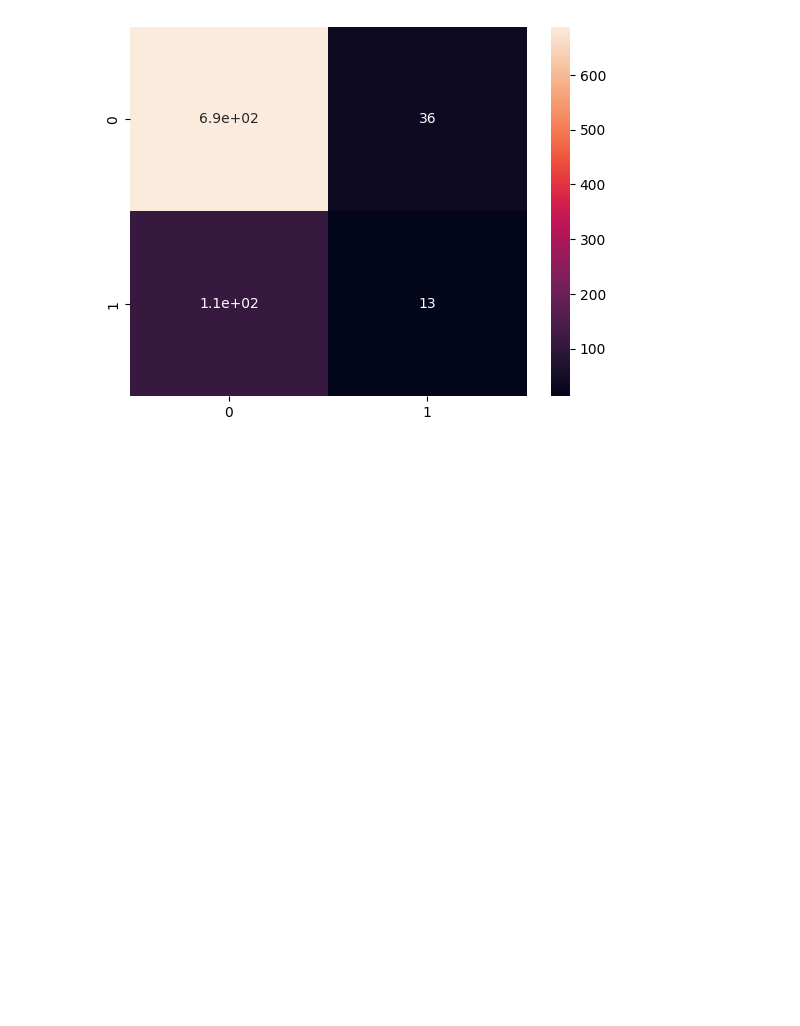
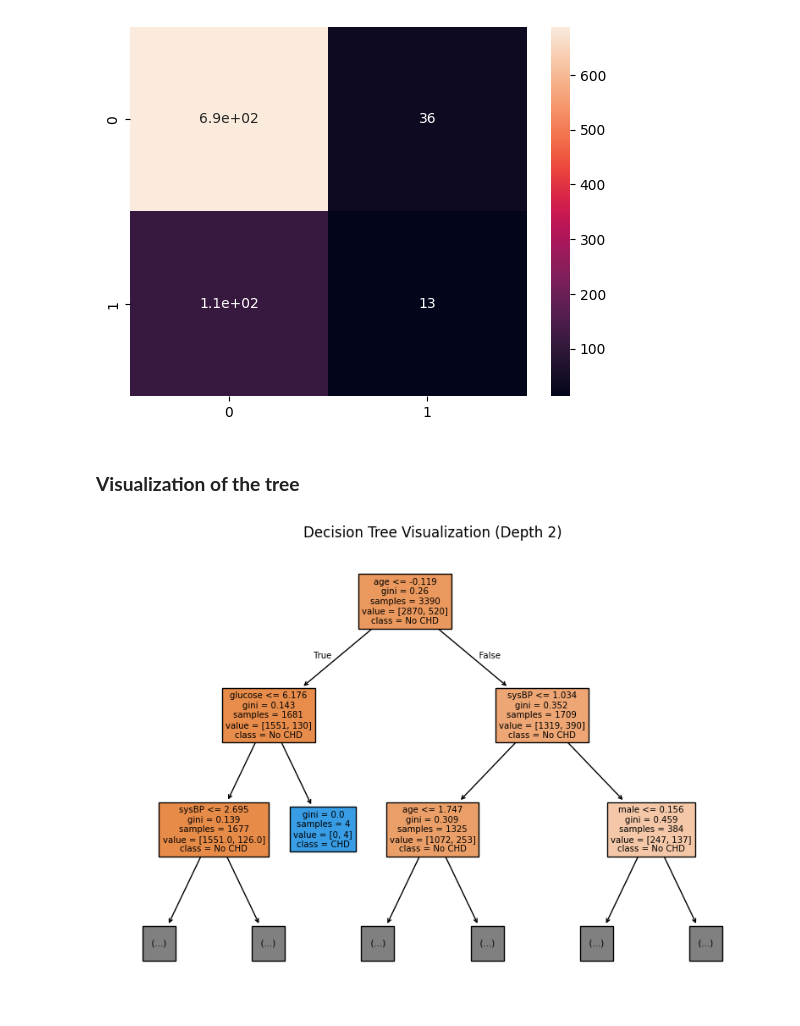
Before and after one commit to NoorFatimaMemon/MachineLearning, a Jupyter notebook: 11_DecisionTreeClassifier/11. DecisionTreeClassifier.ipynb, the cells around one changed output. Saved outputs shown, nothing was run; the diff lists cells and outputs as text; code cells hidden in the pictures; blank space fills up the shorter version.

```diff
--- a/11_DecisionTreeClassifier/11. DecisionTreeClassifier.ipynb
+++ b/11_DecisionTreeClassifier/11. DecisionTreeClassifier.ipynb
@@ -205,3 +205,19 @@ Confusion Matrix:
  [111  13]]
 <Axes: >
 [figure]
+# %% [markdown]
+### **Visualization of the tree**
+# %%
+import matplotlib.pyplot as plt
+from sklearn.tree import plot_tree
+
+# Get the best decision tree model from GridSearchCV
+best_tree = best_model.named_steps['classifier']
+
+# Plot the decision tree with depth 2
+plt.figure(figsize=(10, 7))
+plot_tree(best_tree, filled=True, feature_names=features, class_names=['No CHD', 'CHD'], max_depth=2)
+plt.title("Decision Tree Visualization (Depth 2)")
+plt.show()
+# %% [output]
+[figure, added]
```
Also changed, not shown: 2 other files.
